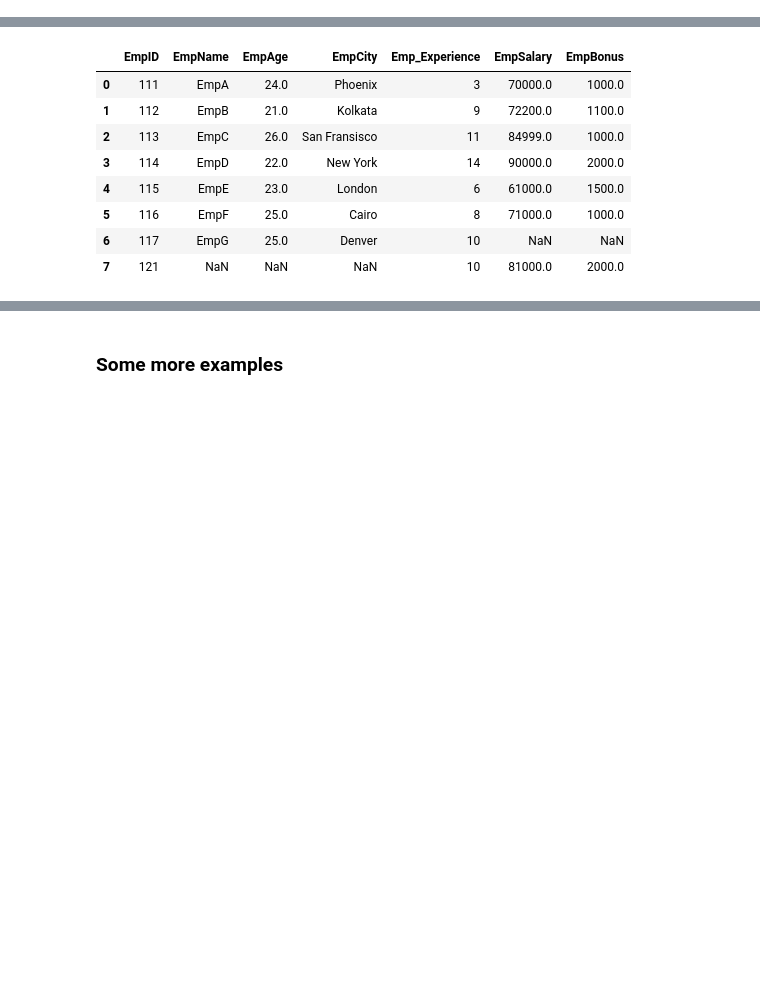
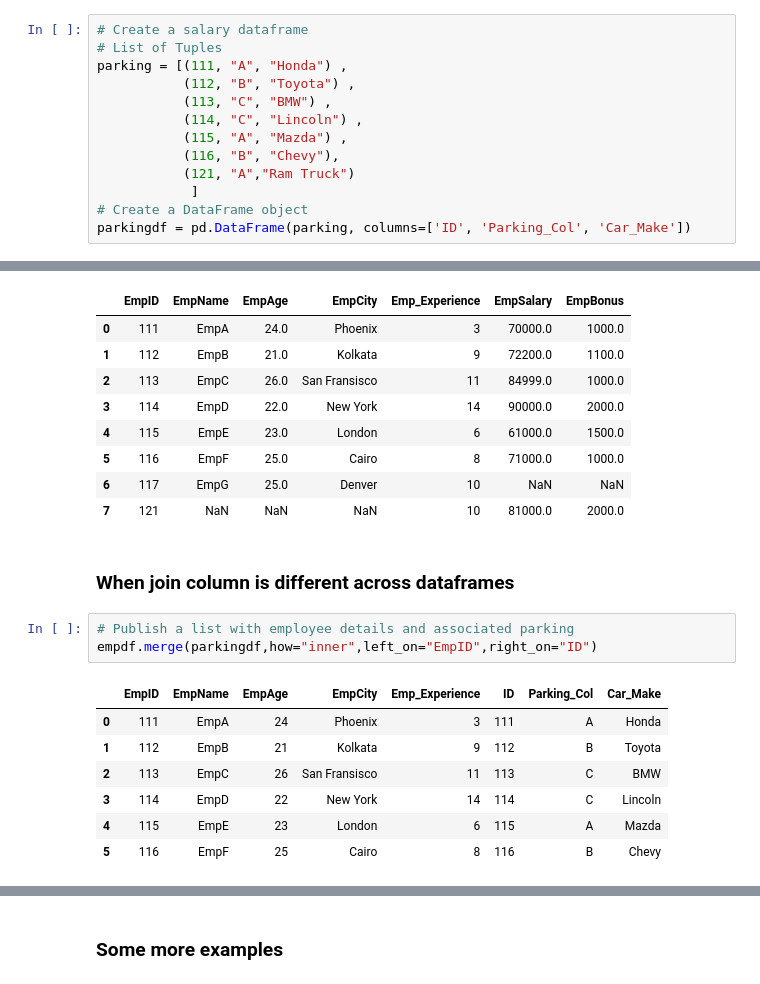
Before and after one commit to selfstarter39/ml_ds, a Jupyter notebook: data_wrangling/merge-pandas.ipynb, the cells around one changed output, grey strips where cells are left out. Cells and saved outputs as stored; diff of their text form; blank space fills up the shorter version.

```diff
--- a/data_wrangling/merge-pandas.ipynb
+++ b/data_wrangling/merge-pandas.ipynb
@@ -40,6 +40,19 @@ salaries = [(111, 3, 70000, 1000) ,
             ]
 # Create a DataFrame object
 salarydf = pd.DataFrame(salaries, columns=['EmpID', 'Emp_Experience' , 'EmpSalary', 'EmpBonus'], index=['a1', 'b1', 'c1', 'd1', 'e1', 'f1', 'g1'])
+# %%
+# Create a salary dataframe
+# List of Tuples
+parking = [(111, "A", "Honda") ,
+           (112, "B", "Toyota") ,
+           (113, "C", "BMW") ,
+           (114, "C", "Lincoln") ,
+           (115, "A", "Mazda") ,
+           (116, "B", "Chevy"),
+           (121, "A","Ram Truck")
+            ]
+# Create a DataFrame object
+parkingdf = pd.DataFrame(parking, columns=['ID', 'Parking_Col', 'Car_Make'])
 # %%
 empdf
 # %% [output]
@@ -157,3 +181,16 @@ empdf.merge(salarydf,how="outer")
 | 5 | 116 | EmpF | 25.0 | Cairo | 8 | 71000.0 | 1000.0 |
 | 6 | 117 | EmpG | 25.0 | Denver | 10 | NaN | NaN |
 | 7 | 121 | NaN | NaN | NaN | 10 | 81000.0 | 2000.0 |
+# %% [markdown]
+### When join column is different across dataframes
+# %%
+# Publish a list with employee details and associated parking
+empdf.merge(parkingdf,how="inner",left_on="EmpID",right_on="ID")
+# %% [output]
+|  | EmpID | EmpName | EmpAge | EmpCity | Emp_Experience | ID | Parking_Col | Car_Make |
+| 0 | 111 | EmpA | 24 | Phoenix | 3 | 111 | A | Honda |
+| 1 | 112 | EmpB | 21 | Kolkata | 9 | 112 | B | Toyota |
+| 2 | 113 | EmpC | 26 | San Fransisco | 11 | 113 | C | BMW |
+| 3 | 114 | EmpD | 22 | New York | 14 | 114 | C | Lincoln |
+| 4 | 115 | EmpE | 23 | London | 6 | 115 | A | Mazda |
+| 5 | 116 | EmpF | 25 | Cairo | 8 | 116 | B | Chevy |
```
Also changed, not shown: parts of 14 cells of this notebook.
